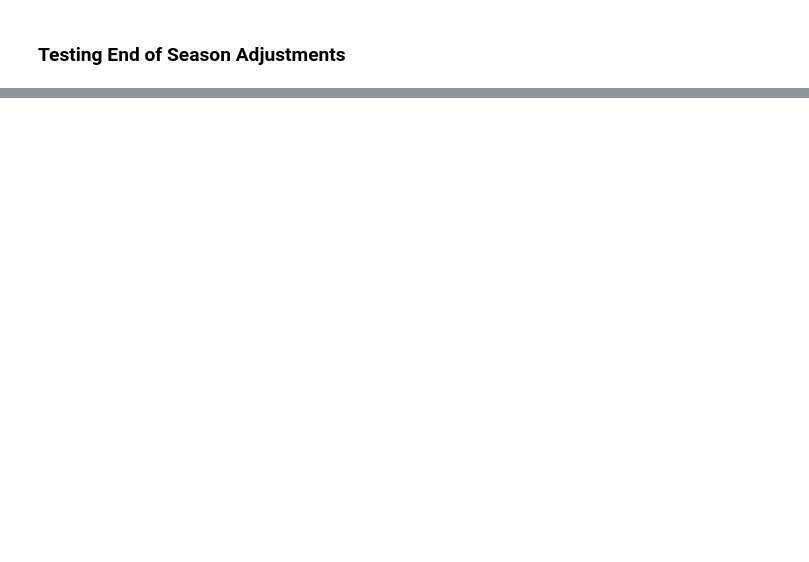
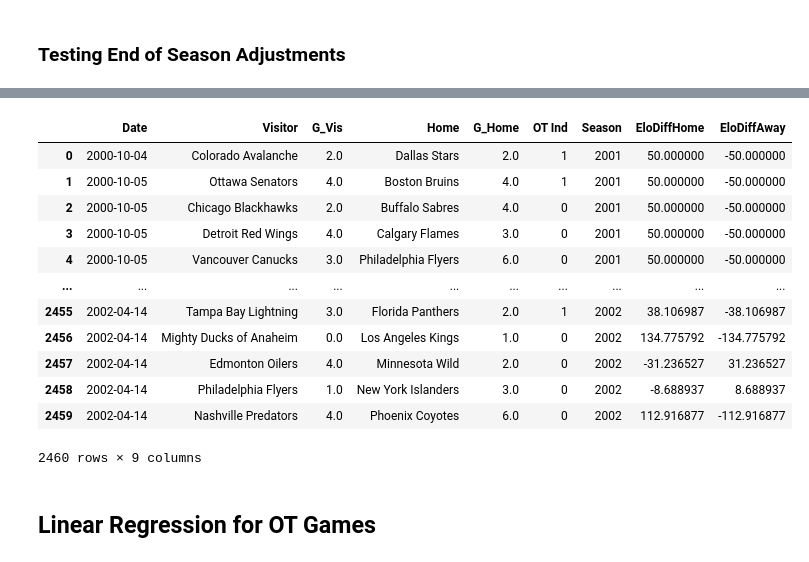
Before and after one commit to hinayatali9/MIE368_PROJECT, a Jupyter notebook: team_proj/scripts/Elo Adjustments.ipynb, the cells around one changed output, grey strips where cells are left out. Drawn from its saved outputs; the diff is of its cells as text; code cells hidden in the pictures; blank space fills up the shorter version.

Commit message:
changed the file to work with single combined dataframe

```diff
--- a/team_proj/scripts/Elo Adjustments.ipynb
+++ b/team_proj/scripts/Elo Adjustments.ipynb
@@ -108,10 +117,10 @@ def update_elo(home_team, away_team, home_goals, away_goals, season):
 ### Testing Game Result Elo Adjustments
 # %%
 '''
+elo_ratings = {}
 # Iterate over seasons and games
-for season, df in scores_dict.items():
-    for idx, row in df.iterrows():
-        update_elo(row['Home'], row['Visitor'], row['G_Home'], row['G_Vis'], int(season))
+for idx, row in scores_dict.iterrows():
+    update_elo(row['Home'], row['Visitor'], row['G_Home'], row['G_Vis'], row['Season'], scores_dict, idx)
 
 truncated_dict = {k: round(v, 2) for k, v in elo_ratings.items()}
 print(truncated_dict)
@@ -119,8 +130,10 @@ print(truncated_dict)
 # %%
 '''
+elo_ratings = {}
 # For testing on one season
-for idx, row in scores_dict['2001'].iterrows():
-    update_elo(row['Home'], row['Visitor'], row['G_Home'], row['G_Vis'], 2001)
+for idx, row in scores_dict.iterrows():
+    if row['Season'] == 2001:
+        update_elo(row['Home'], row['Visitor'], row['G_Home'], row['G_Vis'], row['Season'], scores_dict, idx)
 
 print(elo_ratings)
 '''
@@ -158,16 +197,12 @@ elo_ratings
 # %% [markdown]
 ### Testing End of Season Adjustments
+# %%
+first_2_yrs = scores_dict[scores_dict['Season'] < 2003]
 # %%
-test_seasons = ['2001', '2002']
-test_dict = {}
-
+elo_ratings = {}
 final_elo_ratings = {}
 season_weight = 0.7
 average_weight = 0.3
-
-for i in test_seasons:
-    test_dict[i] = scores_dict[i]
-
-#print(test_dict)
+current_season = None
 # %%
 # Iterate over seasons and games
@@ -201,0 +256,18 @@ print(elo_ratings)
+# %%
+first_2_yrs
+# %% [output]
+|  | Date | Visitor | G_Vis | Home | G_Home | OT Ind | Season | EloDiffHome | EloDiffAway |
+| 0 | 2000-10-04 | Colorado Avalanche | 2.0 | Dallas Stars | 2.0 | 1 | 2001 | 50.000000 | -50.000000 |
+| 1 | 2000-10-05 | Ottawa Senators | 4.0 | Boston Bruins | 4.0 | 1 | 2001 | 50.000000 | -50.000000 |
+| 2 | 2000-10-05 | Chicago Blackhawks | 2.0 | Buffalo Sabres | 4.0 | 0 | 2001 | 50.000000 | -50.000000 |
+| 3 | 2000-10-05 | Detroit Red Wings | 4.0 | Calgary Flames | 3.0 | 0 | 2001 | 50.000000 | -50.000000 |
+| 4 | 2000-10-05 | Vancouver Canucks | 3.0 | Philadelphia Flyers | 6.0 | 0 | 2001 | 50.000000 | -50.000000 |
+| ... | ... | ... | ... | ... | ... | ... | ... | ... | ... |
+| 2455 | 2002-04-14 | Tampa Bay Lightning | 3.0 | Florida Panthers | 2.0 | 1 | 2002 | 38.106987 | -38.106987 |
+| 2456 | 2002-04-14 | Mighty Ducks of Anaheim | 0.0 | Los Angeles Kings | 1.0 | 0 | 2002 | 134.775792 | -134.775792 |
+| 2457 | 2002-04-14 | Edmonton Oilers | 4.0 | Minnesota Wild | 2.0 | 0 | 2002 | -31.236527 | 31.236527 |
+| 2458 | 2002-04-14 | Philadelphia Flyers | 1.0 | New York Islanders | 3.0 | 0 | 2002 | -8.688937 | 8.688937 |
+| 2459 | 2002-04-14 | Nashville Predators | 4.0 | Phoenix Coyotes | 6.0 | 0 | 2002 | 112.916877 | -112.916877 |
+2460 rows × 9 columns
+# %% [markdown]
+## Linear Regression for OT Games
```
Also changed, not shown: parts of 17 cells of this notebook.
